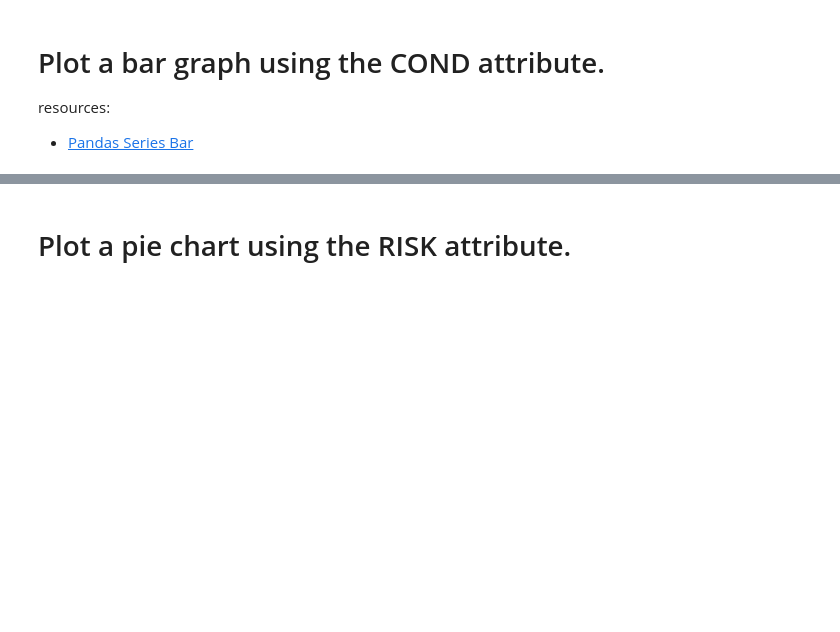
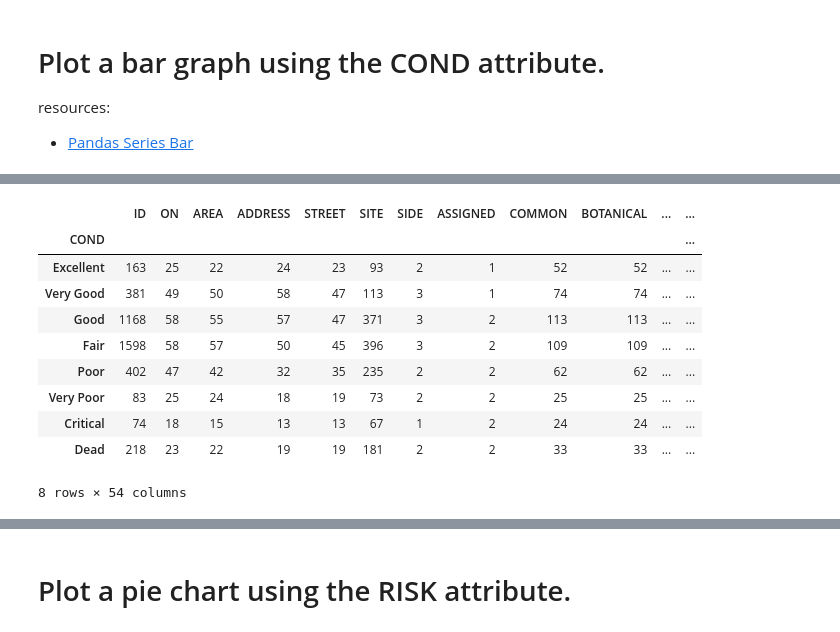
Before and after one commit to deanastuart/DataEngineering.Labs.CityOfNewarkDETreeSurvey, a Jupyter notebook: newark_de_tree_survey.ipynb, the cells around one changed output, grey strips where cells are left out. Drawn from its saved outputs; the diff is of its cells as text; code cells hidden in the pictures; blank space fills up the shorter version.

```diff
--- a/newark_de_tree_survey.ipynb
+++ b/newark_de_tree_survey.ipynb
@@ -179,4 +180,16 @@ conditions
 # %%
 # Were these already in the order you would want them to be in order for a graph to make sense?
 # If not, reorder  the Series.
-conditions=
+conditions.reindex(['Excellent','Very Good','Good','Fair','Poor','Very Poor','Critical','Dead'])
+# %% [output]
+|  | ID | ON | AREA | ADDRESS | STREET | SITE | SIDE | ASSIGNED | COMMON | BOTANICAL | ... | ... |
+| COND |  |  |  |  |  |  |  |  |  |  |  | ... |
+| Excellent | 163 | 25 | 22 | 24 | 23 | 93 | 2 | 1 | 52 | 52 | ... | ... |
+| Very Good | 381 | 49 | 50 | 58 | 47 | 113 | 3 | 1 | 74 | 74 | ... | ... |
+| Good | 1168 | 58 | 55 | 57 | 47 | 371 | 3 | 2 | 113 | 113 | ... | ... |
+| Fair | 1598 | 58 | 57 | 50 | 45 | 396 | 3 | 2 | 109 | 109 | ... | ... |
+| Poor | 402 | 47 | 42 | 32 | 35 | 235 | 2 | 2 | 62 | 62 | ... | ... |
+| Very Poor | 83 | 25 | 24 | 18 | 19 | 73 | 2 | 2 | 25 | 25 | ... | ... |
+| Critical | 74 | 18 | 15 | 13 | 13 | 67 | 1 | 2 | 24 | 24 | ... | ... |
+| Dead | 218 | 23 | 22 | 19 | 19 | 181 | 2 | 2 | 33 | 33 | ... | ... |
+8 rows × 54 columns
```
Also changed, not shown: parts of 12 cells of this notebook.
